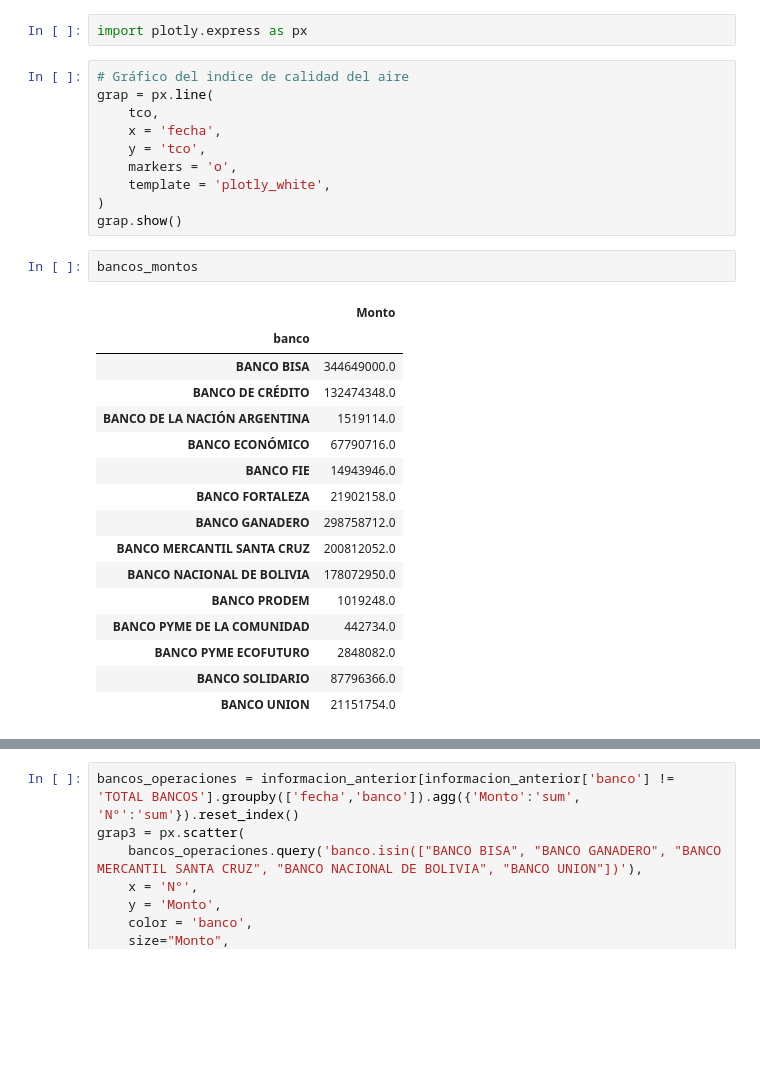
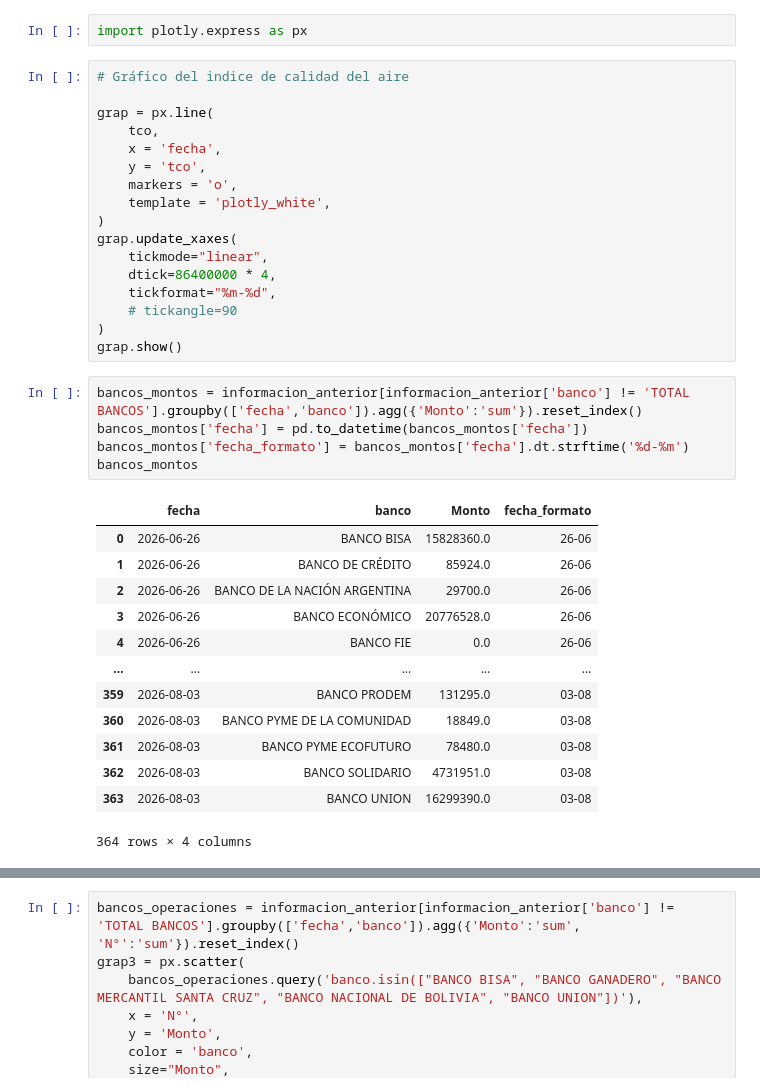
Before and after one commit to RhomDan/tipo_cambio_oficial_bcb, a Jupyter notebook: info_tco_bcb.ipynb, the cells around one changed output, grey strips where cells are left out. Drawn from its saved outputs; the diff is of its cells as text; blank space fills up the shorter version.

```diff
--- a/info_tco_bcb.ipynb
+++ b/info_tco_bcb.ipynb
@@ -157,6 +157,7 @@ df.to_csv('df_canasta_bancos_operaciones_usd.csv', index = False)
 import plotly.express as px
 # %%
 # Gráfico del indice de calidad del aire
+
 grap = px.line(
     tco,
     x = 'fecha',
@@ -164,24 +165,30 @@ grap = px.line(
     markers = 'o',
     template = 'plotly_white',
 )
+grap.update_xaxes(
+    tickmode="linear",
+    dtick=86400000 * 4,
+    tickformat="%m-%d",
+    # tickangle=90
+)
 grap.show()
 # %%
+bancos_montos = informacion_anterior[informacion_anterior['banco'] != 'TOTAL BANCOS'].groupby(['fecha','banco']).agg({'Monto':'sum'}).reset_index()
+bancos_montos['fecha'] = pd.to_datetime(bancos_montos['fecha'])
+bancos_montos['fecha_formato'] = bancos_montos['fecha'].dt.strftime('%d-%m')
 bancos_montos
 # %% [output]
-|  | Monto |
-| banco |  |
-| BANCO BISA | 344649000.0 |
-| BANCO DE CRÉDITO | 132474348.0 |
-| BANCO DE LA NACIÓN ARGENTINA | 1519114.0 |
-| BANCO ECONÓMICO | 67790716.0 |
-| BANCO FIE | 14943946.0 |
-| BANCO FORTALEZA | 21902158.0 |
-| BANCO GANADERO | 298758712.0 |
-| BANCO MERCANTIL SANTA CRUZ | 200812052.0 |
-| BANCO NACIONAL DE BOLIVIA | 178072950.0 |
-| BANCO PRODEM | 1019248.0 |
-| BANCO PYME DE LA COMUNIDAD | 442734.0 |
-| BANCO PYME ECOFUTURO | 2848082.0 |
-| BANCO SOLIDARIO | 87796366.0 |
-| BANCO UNION | 21151754.0 |
+|  | fecha | banco | Monto | fecha_formato |
+| 0 | 2026-06-26 | BANCO BISA | 15828360.0 | 26-06 |
+| 1 | 2026-06-26 | BANCO DE CRÉDITO | 85924.0 | 26-06 |
+| 2 | 2026-06-26 | BANCO DE LA NACIÓN ARGENTINA | 29700.0 | 26-06 |
+| 3 | 2026-06-26 | BANCO ECONÓMICO | 20776528.0 | 26-06 |
+| 4 | 2026-06-26 | BANCO FIE | 0.0 | 26-06 |
+| ... | ... | ... | ... | ... |
+| 359 | 2026-08-03 | BANCO PRODEM | 131295.0 | 03-08 |
+| 360 | 2026-08-03 | BANCO PYME DE LA COMUNIDAD | 18849.0 | 03-08 |
+| 361 | 2026-08-03 | BANCO PYME ECOFUTURO | 78480.0 | 03-08 |
+| 362 | 2026-08-03 | BANCO SOLIDARIO | 4731951.0 | 03-08 |
+| 363 | 2026-08-03 | BANCO UNION | 16299390.0 | 03-08 |
+364 rows × 4 columns
 # %%
```
Also changed, not shown: parts of 1 cell of this notebook, 6 other files.
